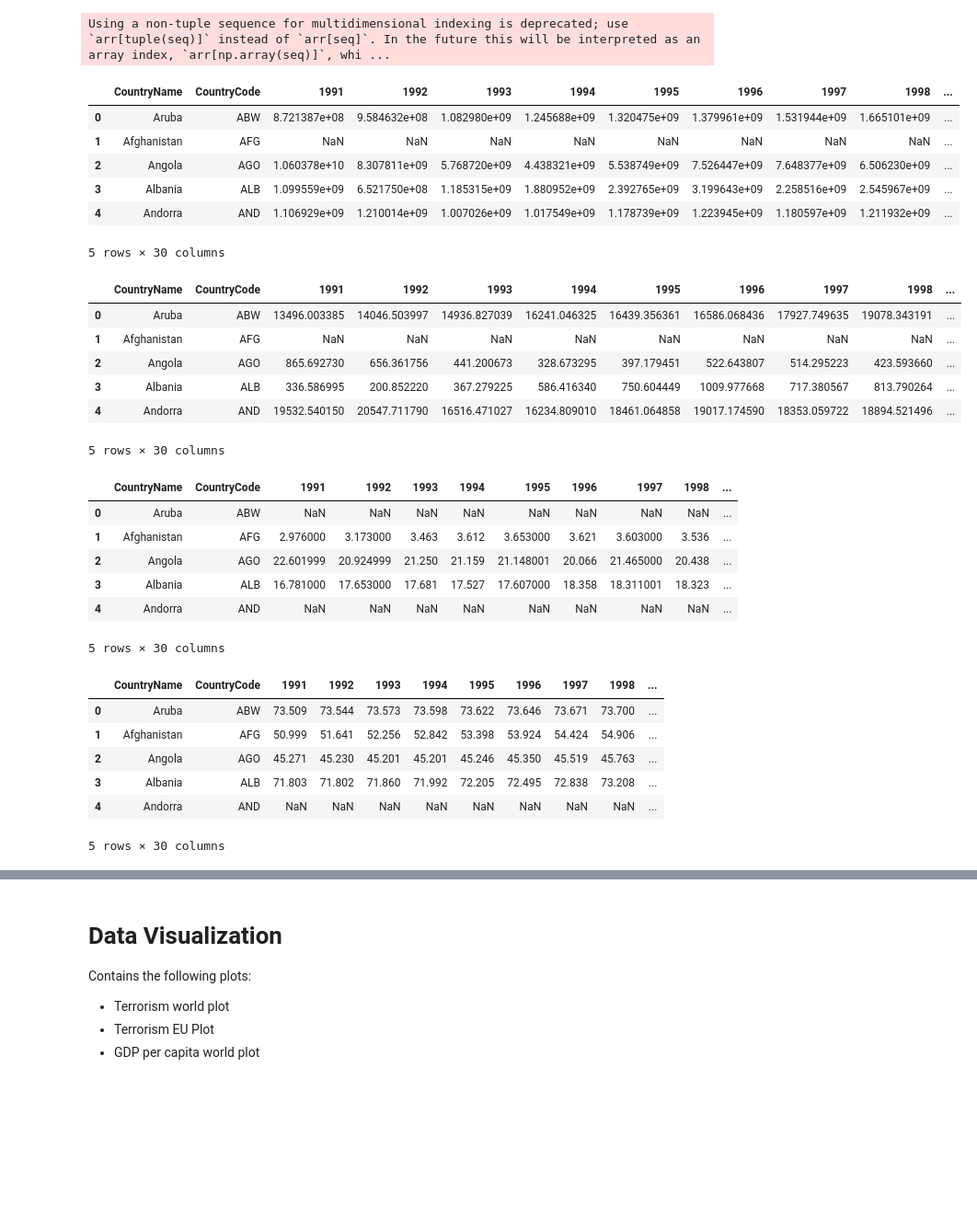
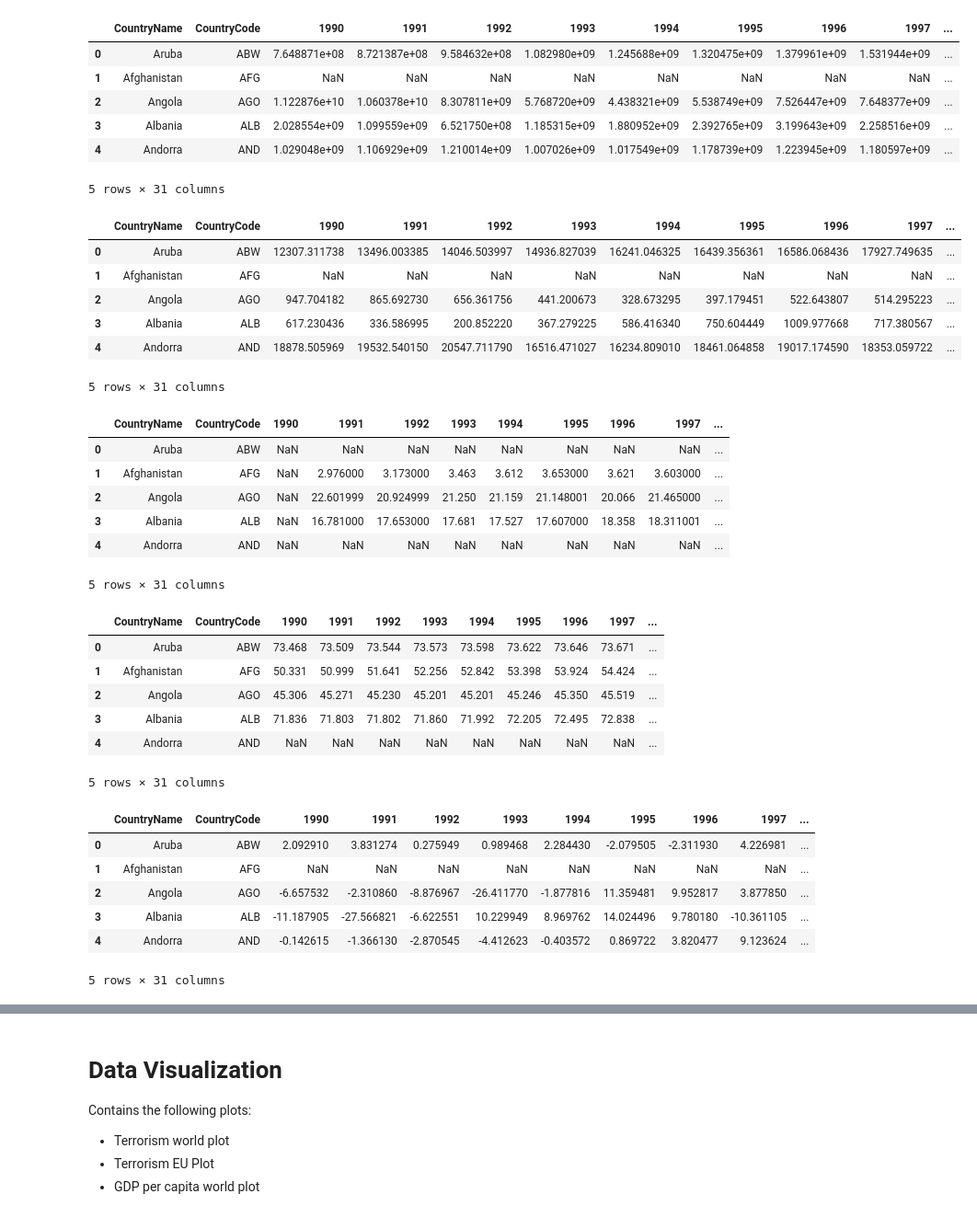
Before and after one commit to msieder/terror, a Jupyter notebook: Terror.ipynb, the cells around one changed output, grey strips where cells are left out. Shown at 92% size. Cells and saved outputs as stored; diff of their text form; code cells hidden in the pictures; blank space fills up the shorter version.

```diff
--- a/Terror.ipynb
+++ b/Terror.ipynb
@@ -38,59 +39,72 @@ Columns (4,6,31,33,61,62,63,76,79,90,92,94,96,114,115,121) have mixed types. Spe
 # %%
 gdp = pd.read_excel("./Data/gdp_total.xls",)
 gdp.rename(columns={"Country Name":"CountryName","Country Code":"CountryCode"},inplace=True)
-gdp.drop(gdp.columns[[range(2,35)]], axis=1,inplace=True)
+gdp.drop(gdp.columns[[range(2,34)]], axis=1,inplace=True)
 gdp.drop("2019", axis=1, inplace=True)
 gdp.head(5)
 # %% [output]
+|  | CountryName | CountryCode | 1990 | 1991 | 1992 | 1993 | 1994 | 1995 | 1996 | 1997 | ... |
+| 0 | Aruba | ABW | 7.648871e+08 | 8.721387e+08 | 9.584632e+08 | 1.082980e+09 | 1.245688e+09 | 1.320475e+09 | 1.379961e+09 | 1.531944e+09 | ... |
+| 1 | Afghanistan | AFG | NaN | NaN | NaN | NaN | NaN | NaN | NaN | NaN | ... |
+| 2 | Angola | AGO | 1.122876e+10 | 1.060378e+10 | 8.307811e+09 | 5.768720e+09 | 4.438321e+09 | 5.538749e+09 | 7.526447e+09 | 7.648377e+09 | ... |
+| 3 | Albania | ALB | 2.028554e+09 | 1.099559e+09 | 6.521750e+08 | 1.185315e+09 | 1.880952e+09 | 2.392765e+09 | 3.199643e+09 | 2.258516e+09 | ... |
+| 4 | Andorra | AND | 1.029048e+09 | 1.106929e+09 | 1.210014e+09 | 1.007026e+09 | 1.017549e+09 | 1.178739e+09 | 1.223945e+09 | 1.180597e+09 | ... |
-Using a non-tuple sequence for multidimensional indexing is deprecated; use `arr[tuple(seq)]` instead of `arr[seq]`. In the future this will be interpreted as an array index, `arr[np.array(seq)]`, whi ...
+5 rows × 31 columns
-|  | CountryName | CountryCode | 1991 | 1992 | 1993 | 1994 | 1995 | 1996 | 1997 | 1998 | ... |
-| 0 | Aruba | ABW | 8.721387e+08 | 9.584632e+08 | 1.082980e+09 | 1.245688e+09 | 1.320475e+09 | 1.379961e+09 | 1.531944e+09 | 1.665101e+09 | ... |
-| 1 | Afghanistan | AFG | NaN | NaN | NaN | NaN | NaN | NaN | NaN | NaN | ... |
-| 2 | Angola | AGO | 1.060378e+10 | 8.307811e+09 | 5.768720e+09 | 4.438321e+09 | 5.538749e+09 | 7.526447e+09 | 7.648377e+09 | 6.506230e+09 | ... |
-| 3 | Albania | ALB | 1.099559e+09 | 6.521750e+08 | 1.185315e+09 | 1.880952e+09 | 2.392765e+09 | 3.199643e+09 | 2.258516e+09 | 2.545967e+09 | ... |
-| 4 | Andorra | AND | 1.106929e+09 | 1.210014e+09 | 1.007026e+09 | 1.017549e+09 | 1.178739e+09 | 1.223945e+09 | 1.180597e+09 | 1.211932e+09 | ... |
-5 rows × 30 columns
 # %%
 capita = pd.read_excel("./Data/gdp_capita.xls")
 capita.rename(columns={"Country Name":"CountryName","Country Code":"CountryCode"},inplace=True)
-capita.drop(capita.columns[[range(2,35)]], axis=1,inplace=True)
+capita.drop(capita.columns[[range(2,34)]], axis=1,inplace=True)
 capita.drop("2019", axis=1, inplace=True)
 capita.head(5)
 # %% [output]
-|  | CountryName | CountryCode | 1991 | 1992 | 1993 | 1994 | 1995 | 1996 | 1997 | 1998 | ... |
-| 0 | Aruba | ABW | 13496.003385 | 14046.503997 | 14936.827039 | 16241.046325 | 16439.356361 | 16586.068436 | 17927.749635 | 19078.343191 | ... |
+|  | CountryName | CountryCode | 1990 | 1991 | 1992 | 1993 | 1994 | 1995 | 1996 | 1997 | ... |
+| 0 | Aruba | ABW | 12307.311738 | 13496.003385 | 14046.503997 | 14936.827039 | 16241.046325 | 16439.356361 | 16586.068436 | 17927.749635 | ... |
 | 1 | Afghanistan | AFG | NaN | NaN | NaN | NaN | NaN | NaN | NaN | NaN | ... |
-| 2 | Angola | AGO | 865.692730 | 656.361756 | 441.200673 | 328.673295 | 397.179451 | 522.643807 | 514.295223 | 423.593660 | ... |
-| 3 | Albania | ALB | 336.586995 | 200.852220 | 367.279225 | 586.416340 | 750.604449 | 1009.977668 | 717.380567 | 813.790264 | ... |
-| 4 | Andorra | AND | 19532.540150 | 20547.711790 | 16516.471027 | 16234.809010 | 18461.064858 | 19017.174590 | 18353.059722 | 18894.521496 | ... |
+| 2 | Angola | AGO | 947.704182 | 865.692730 | 656.361756 | 441.200673 | 328.673295 | 397.179451 | 522.643807 | 514.295223 | ... |
+| 3 | Albania | ALB | 617.230436 | 336.586995 | 200.852220 | 367.279225 | 586.416340 | 750.604449 | 1009.977668 | 717.380567 | ... |
+| 4 | Andorra | AND | 18878.505969 | 19532.540150 | 20547.711790 | 16516.471027 | 16234.809010 | 18461.064858 | 19017.174590 | 18353.059722 | ... |
-5 rows × 30 columns
+5 rows × 31 columns
 # %%
 unemp = pd.read_excel("./Data/unemployment.xls")
 unemp.rename(columns={"Country Name":"CountryName","Country Code":"CountryCode"},inplace=True)
-unemp.drop(unemp.columns[[range(2,35)]], axis=1,inplace=True)
+unemp.drop(unemp.columns[[range(2,34)]], axis=1,inplace=True)
 unemp.drop("2019", axis=1, inplace=True)
 unemp.head(5)
 # %% [output]
-|  | CountryName | CountryCode | 1991 | 1992 | 1993 | 1994 | 1995 | 1996 | 1997 | 1998 | ... |
+|  | CountryName | CountryCode | 1990 | 1991 | 1992 | 1993 | 1994 | 1995 | 1996 | 1997 | ... |
 | 0 | Aruba | ABW | NaN | NaN | NaN | NaN | NaN | NaN | NaN | NaN | ... |
-| 1 | Afghanistan | AFG | 2.976000 | 3.173000 | 3.463 | 3.612 | 3.653000 | 3.621 | 3.603000 | 3.536 | ... |
-| 2 | Angola | AGO | 22.601999 | 20.924999 | 21.250 | 21.159 | 21.148001 | 20.066 | 21.465000 | 20.438 | ... |
-| 3 | Albania | ALB | 16.781000 | 17.653000 | 17.681 | 17.527 | 17.607000 | 18.358 | 18.311001 | 18.323 | ... |
+| 1 | Afghanistan | AFG | NaN | 2.976000 | 3.173000 | 3.463 | 3.612 | 3.653000 | 3.621 | 3.603000 | ... |
+| 2 | Angola | AGO | NaN | 22.601999 | 20.924999 | 21.250 | 21.159 | 21.148001 | 20.066 | 21.465000 | ... |
+| 3 | Albania | ALB | NaN | 16.781000 | 17.653000 | 17.681 | 17.527 | 17.607000 | 18.358 | 18.311001 | ... |
 | 4 | Andorra | AND | NaN | NaN | NaN | NaN | NaN | NaN | NaN | NaN | ... |
-5 rows × 30 columns
+5 rows × 31 columns
 # %%
 life = pd.read_excel("./Data/life.xls")
 life.rename(columns={"Country Name":"CountryName","Country Code":"CountryCode"},inplace=True)
-life.drop(life.columns[[range(2,35)]], axis=1,inplace=True)
+life.drop(life.columns[[range(2,34)]], axis=1,inplace=True)
 life.drop("2019", axis=1, inplace=True)
 life.head(5)
 # %% [output]
-|  | CountryName | CountryCode | 1991 | 1992 | 1993 | 1994 | 1995 | 1996 | 1997 | 1998 | ... |
-| 0 | Aruba | ABW | 73.509 | 73.544 | 73.573 | 73.598 | 73.622 | 73.646 | 73.671 | 73.700 | ... |
-| 1 | Afghanistan | AFG | 50.999 | 51.641 | 52.256 | 52.842 | 53.398 | 53.924 | 54.424 | 54.906 | ... |
-| 2 | Angola | AGO | 45.271 | 45.230 | 45.201 | 45.201 | 45.246 | 45.350 | 45.519 | 45.763 | ... |
-| 3 | Albania | ALB | 71.803 | 71.802 | 71.860 | 71.992 | 72.205 | 72.495 | 72.838 | 73.208 | ... |
+|  | CountryName | CountryCode | 1990 | 1991 | 1992 | 1993 | 1994 | 1995 | 1996 | 1997 | ... |
+| 0 | Aruba | ABW | 73.468 | 73.509 | 73.544 | 73.573 | 73.598 | 73.622 | 73.646 | 73.671 | ... |
+| 1 | Afghanistan | AFG | 50.331 | 50.999 | 51.641 | 52.256 | 52.842 | 53.398 | 53.924 | 54.424 | ... |
+| 2 | Angola | AGO | 45.306 | 45.271 | 45.230 | 45.201 | 45.201 | 45.246 | 45.350 | 45.519 | ... |
+| 3 | Albania | ALB | 71.836 | 71.803 | 71.802 | 71.860 | 71.992 | 72.205 | 72.495 | 72.838 | ... |
 | 4 | Andorra | AND | NaN | NaN | NaN | NaN | NaN | NaN | NaN | NaN | ... |
-5 rows × 30 columns
+5 rows × 31 columns
+# %%
+capita_growth = pd.read_excel("./Data/capita_growth.xls")
+capita_growth.rename(columns={"Country Name":"CountryName","Country Code":"CountryCode"},inplace=True)
+capita_growth.drop(capita_growth.columns[[range(2,34)]], axis=1,inplace=True)
+capita_growth.drop("2019", axis=1, inplace=True)
+capita_growth.head(5)
+# %% [output]
+|  | CountryName | CountryCode | 1990 | 1991 | 1992 | 1993 | 1994 | 1995 | 1996 | 1997 | ... |
+| 0 | Aruba | ABW | 2.092910 | 3.831274 | 0.275949 | 0.989468 | 2.284430 | -2.079505 | -2.311930 | 4.226981 | ... |
+| 1 | Afghanistan | AFG | NaN | NaN | NaN | NaN | NaN | NaN | NaN | NaN | ... |
+| 2 | Angola | AGO | -6.657532 | -2.310860 | -8.876967 | -26.411770 | -1.877816 | 11.359481 | 9.952817 | 3.877850 | ... |
+| 3 | Albania | ALB | -11.187905 | -27.566821 | -6.622551 | 10.229949 | 8.969762 | 14.024496 | 9.780180 | -10.361105 | ... |
+| 4 | Andorra | AND | -0.142615 | -1.366130 | -2.870545 | -4.412623 | -0.403572 | 0.869722 | 3.820477 | 9.123624 | ... |
+5 rows × 31 columns
 # %% [markdown]
 # Data Cleaning / Merging / etc
```
Also changed, not shown: parts of 30 cells of this notebook, 1 other file.
